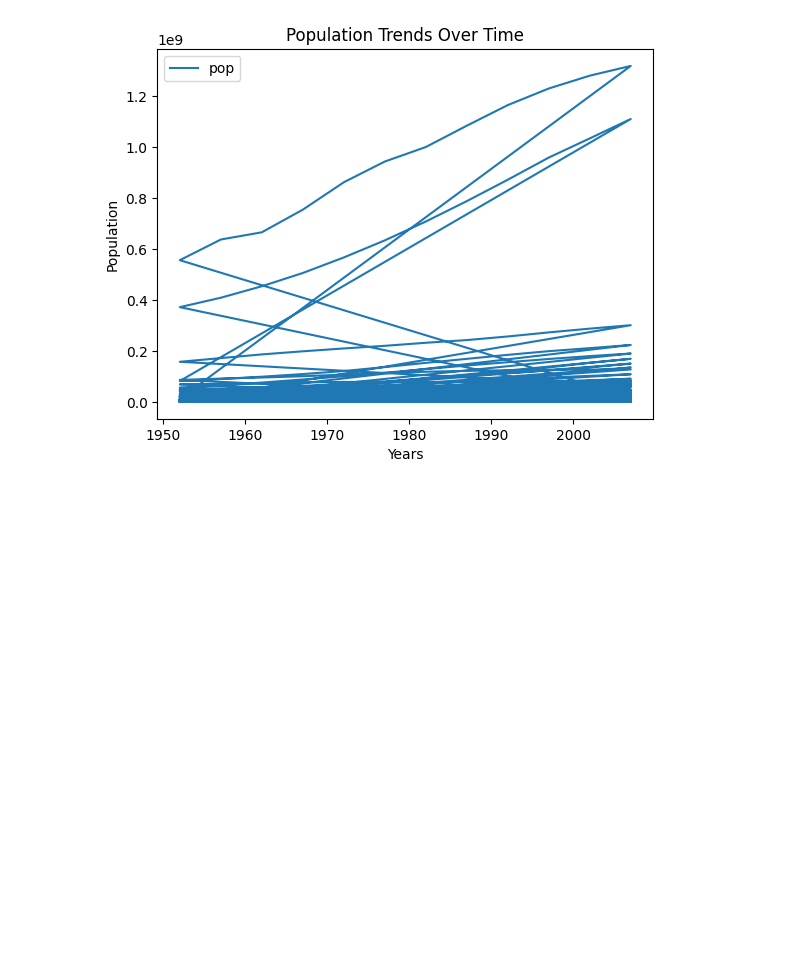
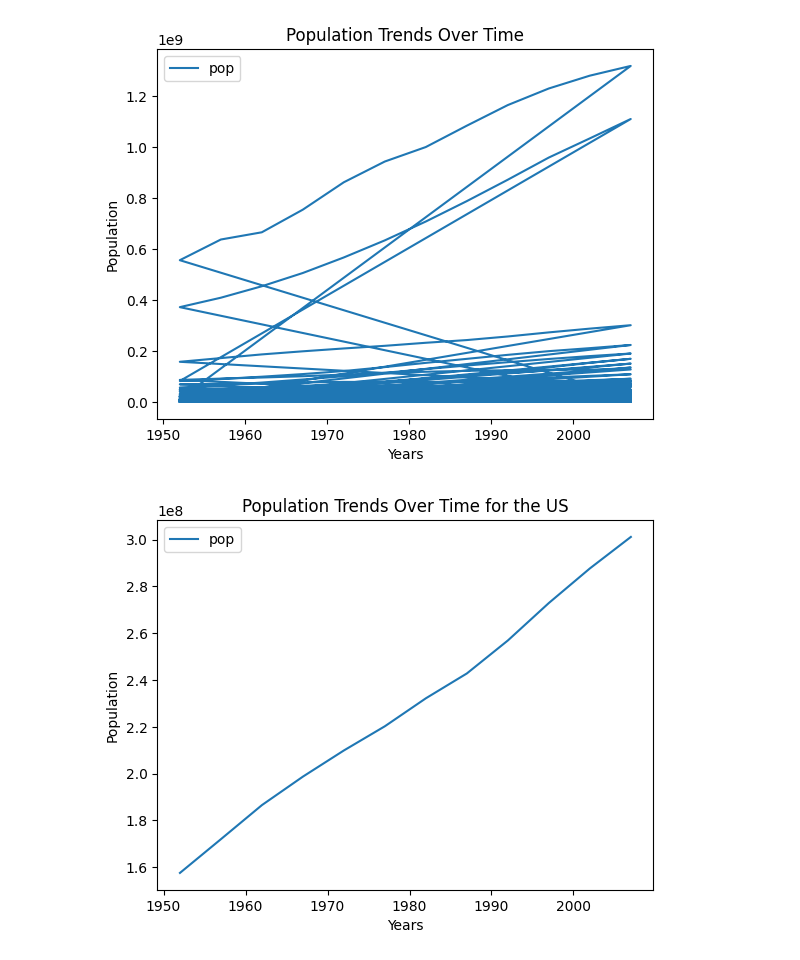
Before and after one commit to holman57/Business-Intelligence-Dashboard, a Jupyter notebook: examples/gapminder.ipynb, the cells around one changed output. Saved outputs shown, nothing was run; the diff lists cells and outputs as text; code cells hidden in the pictures; blank space fills up the shorter version.

```diff
--- a/examples/gapminder.ipynb
+++ b/examples/gapminder.ipynb
@@ -38,3 +38,15 @@ plt.show()
 plt.close(fig)
 # %% [output]
 [figure]
+# %%
+us_gapminder_df = gapminder_data.loc[gapminder_data['country'] == "United States"]
+pop_year_df = us_gapminder_df[['pop', 'year']].sort_values(by='year')
+fig = pop_year_df.plot.line(x='year', y='pop').figure
+plt.title("Population Trends Over Time for the US")
+plt.xlabel("Years")
+plt.ylabel("Population")
+fig.savefig('line.png')
+plt.show()
+plt.close(fig)
+# %% [output]
+[figure, added]
```
Also changed, not shown: parts of 9 cells of this notebook.
